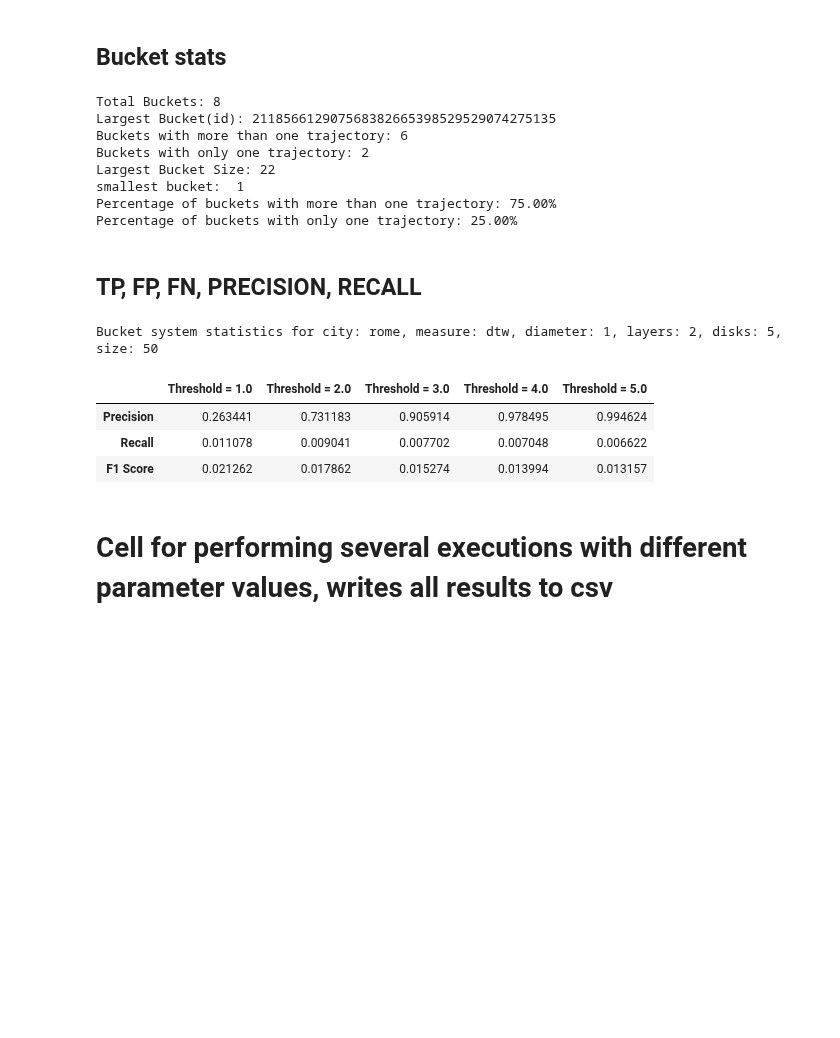
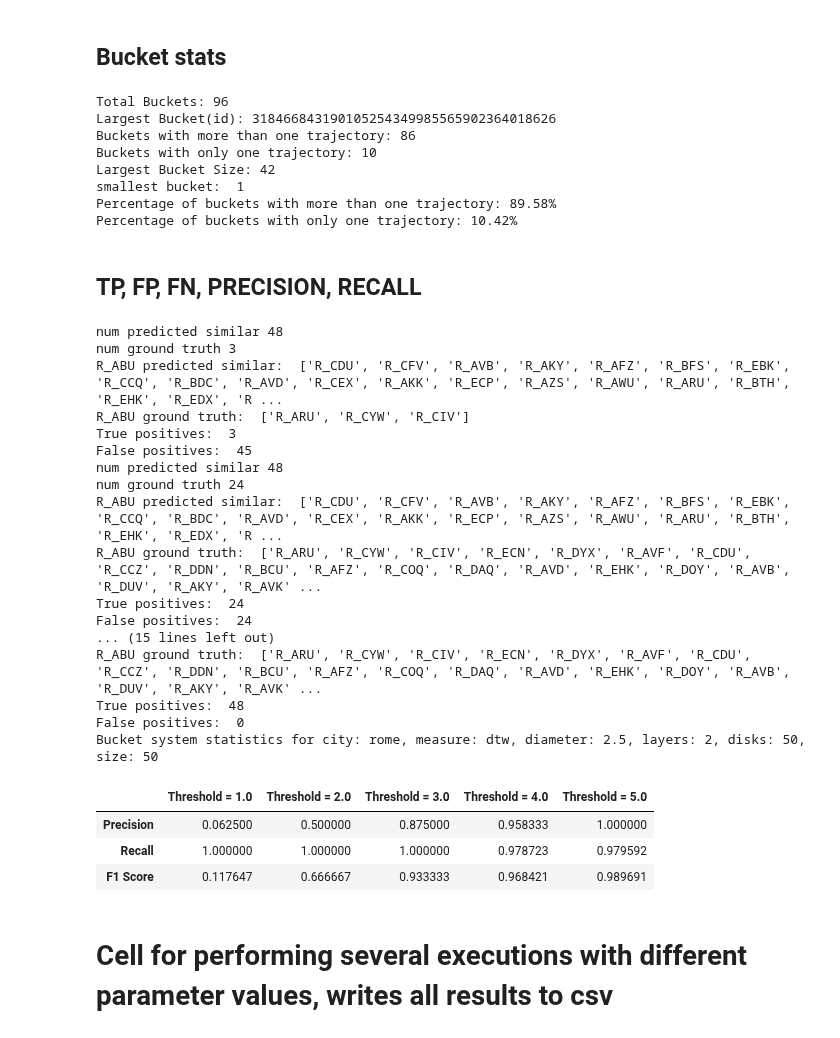
Before and after one commit to eivindmidtbo/masteroppgave, a Jupyter notebook: computation/similarity_values/hashed/bucketing_compute_disk_similarity_values.ipynb, the cells around one changed output. Saved outputs shown, nothing was run; the diff lists cells and outputs as text; code cells hidden in the pictures; blank space fills up the shorter version.

Commit message:
Fixed error of ground truth using the full 3050 true sim matrix instead of the correct size one

```diff
--- a/computation/similarity_values/hashed/bucketing_compute_disk_similarity_values.ipynb
+++ b/computation/similarity_values/hashed/bucketing_compute_disk_similarity_values.ipynb
@@ -48,10 +48,10 @@ Project root found: /Users/thomasnitsche/Developer/skole/master/masteroppgave
 # %%
 CITY = "rome" # "rome" or "porto"
 MEASURE = "dtw" # "dtw" or "frechet"
-DIAMETER = 1 # Diameter of the disks
+DIAMETER = 2.5 # Diameter of the disks
 LAYERS = 2 # Number of layers
-DISKS = 5 # NUmber of disks
-SIZE = 500 #How many trajectories to use
+DISKS = 50 # NUmber of disks
+SIZE = 50 #How many trajectories to use
 
 #Strategies
 BUCKETING_METHOD = "loose" # Bucketing method to use
@@ -59,17 +59,7 @@ TRUE_TRAJECTORIES = True # Use true trajectories or not
 # %% [markdown]
 ## Retrieving the true similarity values
 # %%
-if CITY == "porto":
-    if MEASURE == "frechet":
-        file_path = f"../../../results_true/similarity_values/{CITY}/{MEASURE}/{CITY}-{MEASURE}-{300}.csv"
-    else:
-        file_path = f"../../../results_true/similarity_values/{CITY}/{MEASURE}/{CITY}-{MEASURE}-{3000}.csv"
-
-if CITY == "rome":
-    if MEASURE == "frechet":
-        file_path = f"../../../results_true/similarity_values/{CITY}/{MEASURE}/{CITY}-{MEASURE}-{300}.csv"
-    else:
-        file_path = f"../../../results_true/similarity_values/{CITY}/{MEASURE}/{CITY}-{MEASURE}-{3050}.csv"
+file_path = f"../../../results_true/similarity_values/{CITY}/{MEASURE}/{CITY}-{MEASURE}-{SIZE}.csv"
 
 # Read CSV, telling pandas to take the first column as the row labels:
 true_sim_matrix_df = pd.read_csv(file_path, index_col=0)
@@ -155,14 +145,14 @@ single_bucket_percentage = (buckets_with_single / total_buckets) * 100 if total_
 print(f"Percentage of buckets with more than one trajectory: {multiple_bucket_percentage:.2f}%")
 print(f"Percentage of buckets with only one trajectory: {single_bucket_percentage:.2f}%")
 # %% [output]
-Total Buckets: 8
-Largest Bucket(id): 211856612907568382665398529529074275135
-Buckets with more than one trajectory: 6
-Buckets with only one trajectory: 2
-Largest Bucket Size: 22
+Total Buckets: 96
+Largest Bucket(id): 318466843190105254349985565902364018626
+Buckets with more than one trajectory: 86
+Buckets with only one trajectory: 10
+Largest Bucket Size: 42
 smallest bucket:  1
-Percentage of buckets with more than one trajectory: 75.00%
-Percentage of buckets with only one trajectory: 25.00%
+Percentage of buckets with more than one trajectory: 89.58%
+Percentage of buckets with only one trajectory: 10.42%
 # %% [markdown]
 ## TP, FP, FN, PRECISION, RECALL
 # %%
@@ -189,37 +179,63 @@ for treshold in THRESHOLDS:
     recall = 0
     f1_Score = 0
 
     # Loop through all trajectory names
     for trajectory in all_trajectory_names:
 
+
         # Pred and ground truth
         predicted_similar = find_predicted_similar_trajectories(trajectory, bucket_system)
         ground_truth = get_nearest_neighbour_under_threshold(trajectory, treshold, true_sim_matrix_df).index.to_list()
         true_positives += calculate_true_positives(predicted_similar, ground_truth)
         false_positives += calculate_false_positives(predicted_similar, ground_truth)
         false_negatives += calculate_false_negatives(predicted_similar, ground_truth)
+        print("num predicted similar" , len(predicted_similar))
+        print("num ground truth" , len(ground_truth))
+
+        print(trajectory, "predicted similar: ", predicted_similar)
+        print(trajectory, "ground truth: ", ground_truth)
+        print("True positives: ", true_positives)
+        print("False positives: ", false_positives)
+        break
+
 
     # Calculate precision and recall
     precision = compute_bucket_system_precision(true_positives, false_positives)
     recall = compute_bucket_system_recall(true_positives, false_negatives)
     f1_score = compute_bucket_system_f1_score(precision, recall)
 
     results["Precision"].append(precision)
     results["Recall"].append(recall)
     results["F1 Score"].append(f1_score)
 
 
 print(f"Bucket system statistics for city: {CITY}, measure: {MEASURE}, diameter: {DIAMETER}, layers: {LAYERS}, disks: {DISKS}, size: {SIZE}")
 # Create DataFrame with thresholds as columns and metrics as row indexes
 df = pd.DataFrame(results, index=[f"Threshold = {t}" for t in THRESHOLDS]).T
 
 df
 # %% [output]
-Bucket system statistics for city: rome, measure: dtw, diameter: 1, layers: 2, disks: 5, size: 50
+num predicted similar 48
+num ground truth 3
+R_ABU predicted similar:  ['R_CDU', 'R_CFV', 'R_AVB', 'R_AKY', 'R_AFZ', 'R_BFS', 'R_EBK', 'R_CCQ', 'R_BDC', 'R_AVD', 'R_CEX', 'R_AKK', 'R_ECP', 'R_AZS', 'R_AWU', 'R_ARU', 'R_BTH', 'R_EHK', 'R_EDX', 'R ...
+R_ABU ground truth:  ['R_ARU', 'R_CYW', 'R_CIV']
+True positives:  3
+False positives:  45
+num predicted similar 48
+num ground truth 24
+R_ABU predicted similar:  ['R_CDU', 'R_CFV', 'R_AVB', 'R_AKY', 'R_AFZ', 'R_BFS', 'R_EBK', 'R_CCQ', 'R_BDC', 'R_AVD', 'R_CEX', 'R_AKK', 'R_ECP', 'R_AZS', 'R_AWU', 'R_ARU', 'R_BTH', 'R_EHK', 'R_EDX', 'R ...
+R_ABU ground truth:  ['R_ARU', 'R_CYW', 'R_CIV', 'R_ECN', 'R_DYX', 'R_AVF', 'R_CDU', 'R_CCZ', 'R_DDN', 'R_BCU', 'R_AFZ', 'R_COQ', 'R_DAQ', 'R_AVD', 'R_EHK', 'R_DOY', 'R_AVB', 'R_DUV', 'R_AKY', 'R_AVK' ...
+True positives:  24
+False positives:  24
+... (15 lines left out)
+R_ABU ground truth:  ['R_ARU', 'R_CYW', 'R_CIV', 'R_ECN', 'R_DYX', 'R_AVF', 'R_CDU', 'R_CCZ', 'R_DDN', 'R_BCU', 'R_AFZ', 'R_COQ', 'R_DAQ', 'R_AVD', 'R_EHK', 'R_DOY', 'R_AVB', 'R_DUV', 'R_AKY', 'R_AVK' ...
+True positives:  48
+False positives:  0
+Bucket system statistics for city: rome, measure: dtw, diameter: 2.5, layers: 2, disks: 50, size: 50
 |  | Threshold = 1.0 | Threshold = 2.0 | Threshold = 3.0 | Threshold = 4.0 | Threshold = 5.0 |
-| Precision | 0.263441 | 0.731183 | 0.905914 | 0.978495 | 0.994624 |
-| Recall | 0.011078 | 0.009041 | 0.007702 | 0.007048 | 0.006622 |
-| F1 Score | 0.021262 | 0.017862 | 0.015274 | 0.013994 | 0.013157 |
+| Precision | 0.062500 | 0.500000 | 0.875000 | 0.958333 | 1.000000 |
+| Recall | 1.000000 | 1.000000 | 1.000000 | 0.978723 | 0.979592 |
+| F1 Score | 0.117647 | 0.666667 | 0.933333 | 0.968421 | 0.989691 |
 # %% [markdown]
 # Cell for performing several executions with different parameter values, writes all results to csv
 # %%
```
Also changed, not shown: parts of 3 cells of this notebook.
